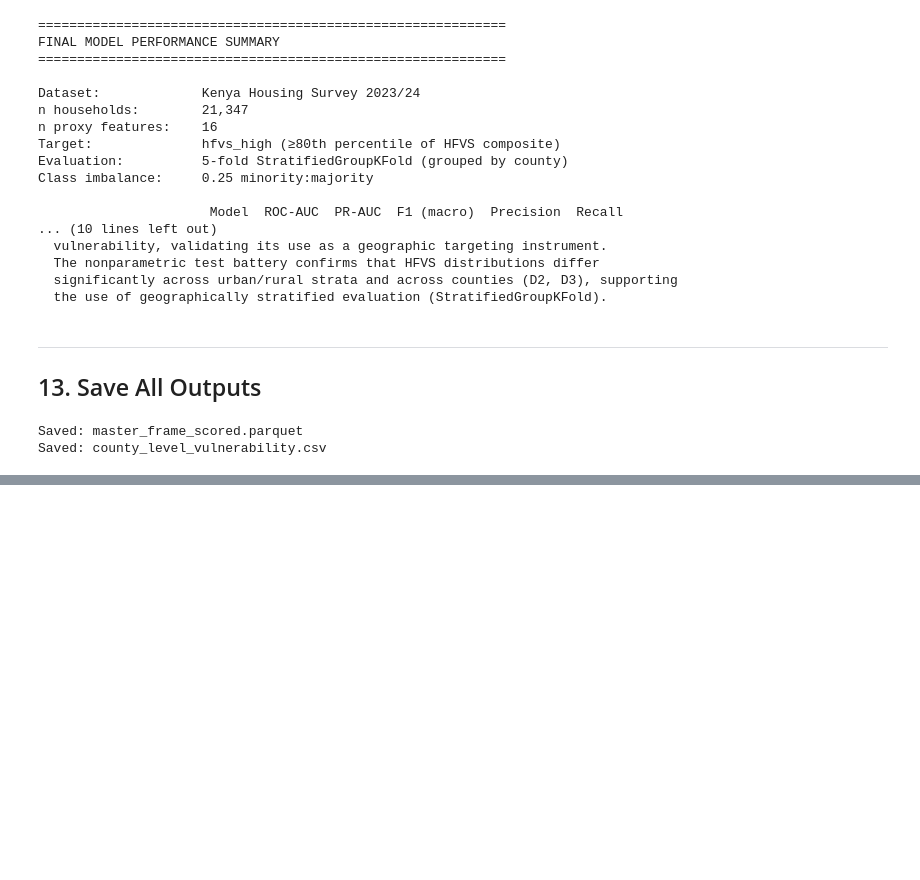
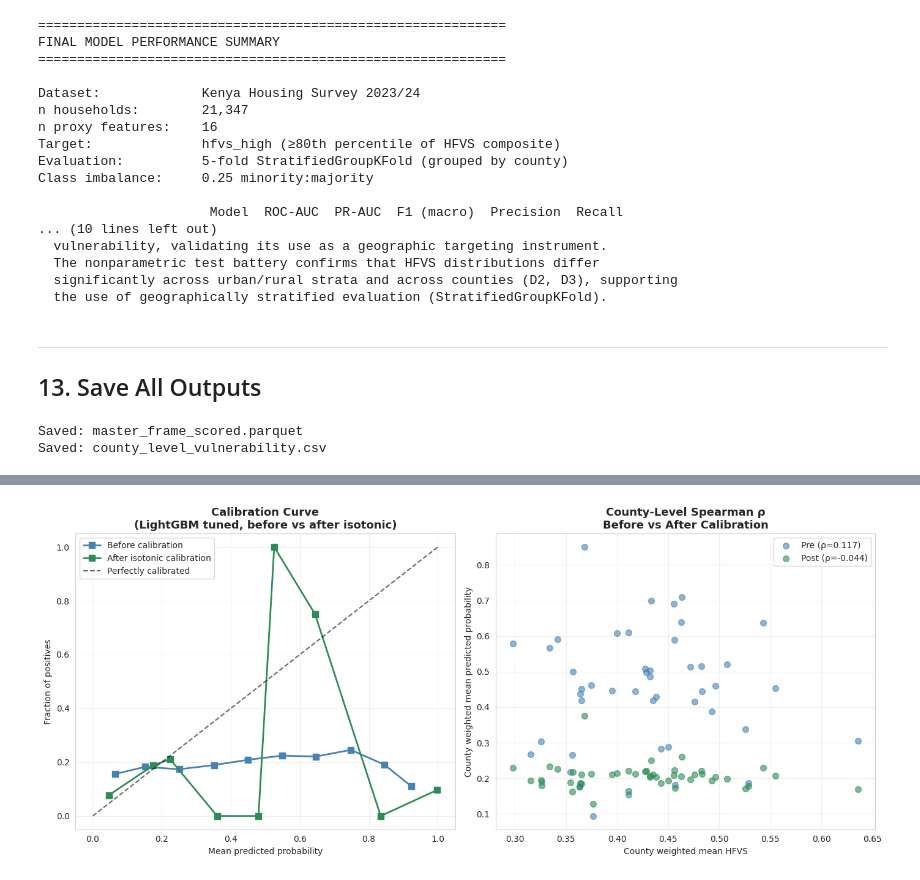
Before and after one commit to VAL-Jerono/statistical-inference-for-big-data, a Jupyter notebook: DSA8301_KHS_modeling_evaluation.ipynb, the cells around one changed output, grey strips where cells are left out. Drawn from its saved outputs; the diff is of its cells as text; code cells hidden in the pictures; blank space fills up the shorter version.

```diff
--- a/DSA8301_KHS_modeling_evaluation.ipynb
+++ b/DSA8301_KHS_modeling_evaluation.ipynb
@@ -2259,0 +3239,85 @@ All section outputs are formatted for direct inclusion in the DSA8301 report.
+# %%
+
+# ===========================================================================
+# 4A. CALIBRATED PROBABILITIES
+#     Rationale: county-level Spearman ρ relies on MEAN PREDICTED PROBABILITY
+#     per county. A miscalibrated model (overconfident/underconfident) biases
+#     the county ranking even if AUC is high. Platt/isotonic calibration fixes this.
+# ===========================================================================
+
+print("\n" + "="*60)
+print("STEP 4A — PROBABILITY CALIBRATION (Isotonic + Platt)")
+print("="*60)
+
+from sklearn.calibration import calibration_curve
+
+# Use tuned LightGBM probabilities as the base for calibration analysis
+def calibration_spearman(proba_raw, y, master, groups):
+    """Compute county Spearman ρ before and after isotonic calibration."""
+    county_df = master[["a01", "hfvs", "hhweight"]].copy()
+    county_df["proba"] = proba_raw
+    def wt_avg(g, c): return np.average(g[c], weights=g["hhweight"])
+    cs = (county_df.groupby("a01")
+          .apply(lambda g: pd.Series({
+              "mean_hfvs":  wt_avg(g, "hfvs"),
+              "mean_proba": wt_avg(g, "proba"),
+          }))
+          .reset_index())
+    rho, p = spearmanr(cs["mean_hfvs"], cs["mean_proba"])
+    return rho, p, cs
+
+# Pre-calibration county Spearman ρ
+rho_pre, p_pre, _ = calibration_spearman(lgb_tuned_proba, y, master, groups)
+print(f"Pre-calibration  county Spearman ρ : {rho_pre:.4f}  (p = {p_pre:.4f})")
+
+# Fit isotonic calibration (cross-validated)
+from sklearn.isotonic import IsotonicRegression
+
+calib_proba = np.zeros(len(y))
+for tr_idx, te_idx in sgkf.split(X, y, groups):
+    ir = IsotonicRegression(out_of_bounds="clip")
+    ir.fit(lgb_tuned_proba[tr_idx], y[tr_idx])
+    calib_proba[te_idx] = ir.predict(lgb_tuned_proba[te_idx])
+
+rho_post, p_post, _ = calibration_spearman(calib_proba, y, master, groups)
+calib_auc            = roc_auc_score(y, calib_proba)
+print(f"Post-calibration county Spearman ρ : {rho_post:.4f}  (p = {p_post:.4f})")
+print(f"Post-calibration ROC-AUC           : {calib_auc:.4f}")
+print(f"Δρ from calibration                : {rho_post - rho_pre:+.4f}")
+
+# --- Calibration plot ---
+fig, axes = plt.subplots(1, 2, figsize=(14, 6))
+
+for ax, proba, label, color in [
+    (axes[0], lgb_tuned_proba, "Before calibration", "steelblue"),
+    (axes[0], calib_proba,     "After isotonic calibration", "seagreen"),
+]:
+    frac_pos, mean_pred = calibration_curve(y, proba, n_bins=10)
+    ax.plot(mean_pred, frac_pos, "s-", label=label, color=color, lw=2, ms=7)
+
+axes[0].plot([0, 1], [0, 1], "k--", lw=1.5, alpha=0.6, label="Perfectly calibrated")
+axes[0].set_xlabel("Mean predicted probability")
+axes[0].set_ylabel("Fraction of positives")
+axes[0].set_title("Calibration Curve\n(LightGBM tuned, before vs after isotonic)")
+axes[0].legend()
+axes[0].grid(True, alpha=0.3)
+
+# County scatter: pre vs post calibration Spearman
+_, _, cs_pre  = calibration_spearman(lgb_tuned_proba, y, master, groups)
+_, _, cs_post = calibration_spearman(calib_proba,     y, master, groups)
+
+axes[1].scatter(cs_pre["mean_hfvs"], cs_pre["mean_proba"],
+                s=50, alpha=0.6, color="steelblue", label=f"Pre (ρ={rho_pre:.3f})")
+axes[1].scatter(cs_post["mean_hfvs"], cs_post["mean_proba"],
+                s=50, alpha=0.6, color="seagreen", label=f"Post (ρ={rho_post:.3f})")
+axes[1].set_xlabel("County weighted mean HFVS")
+axes[1].set_ylabel("County weighted mean predicted probability")
+axes[1].set_title("County-Level Spearman ρ\nBefore vs After Calibration")
+axes[1].legend()
+axes[1].grid(True, alpha=0.3)
+
+plt.tight_layout()
+plt.savefig(FIGS / "calibration_analysis.png", dpi=150, bbox_inches="tight")
+plt.show()
+print("Saved: calibration_analysis.png")
+# %% [output]
@@ -2259,0 +3331 @@ All section outputs are formatted for direct inclusion in the DSA8301 report.
+[figure, added]
```
Also changed, not shown: parts of 16 cells of this notebook.
